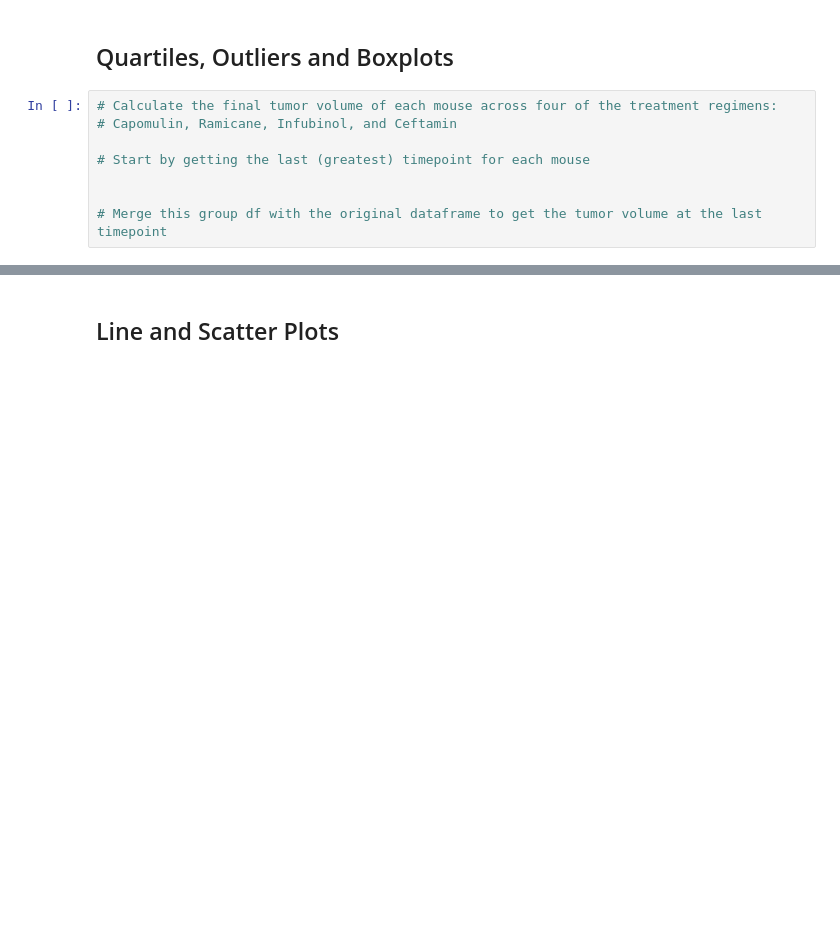
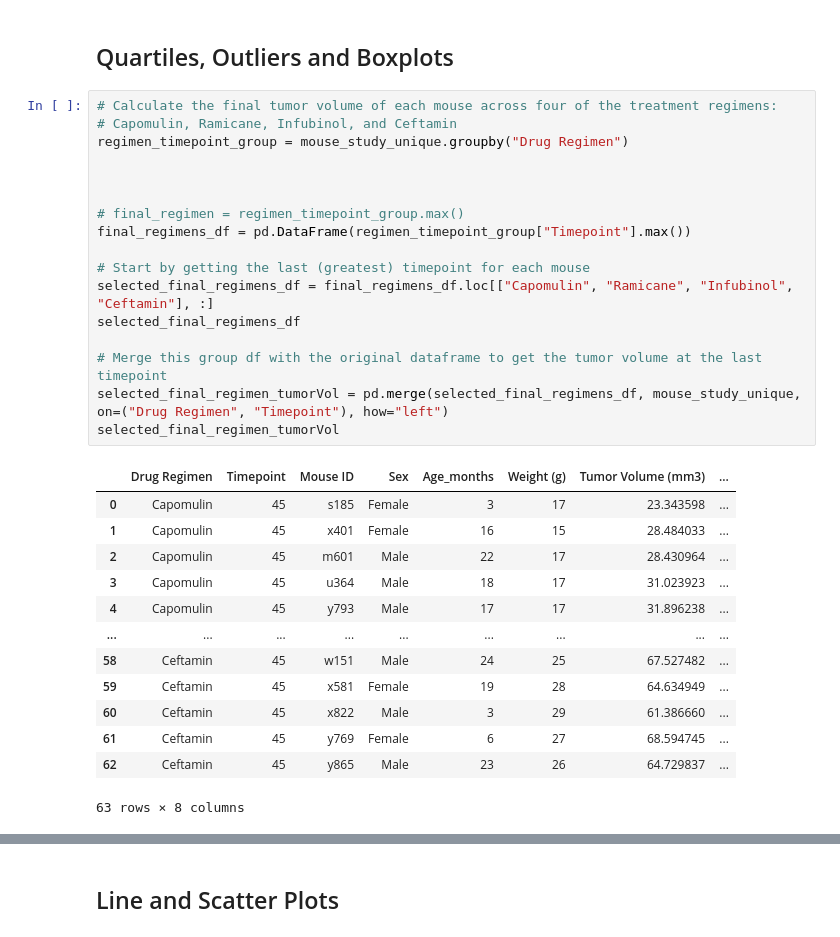
Before and after one commit to SHdimenson/Matplotlib-Challenge, a Jupyter notebook: Pymaceuticals/pymaceuticals_starter.ipynb, the cells around one changed output, grey strips where cells are left out. Cells and saved outputs as stored; diff of their text form; blank space fills up the shorter version.

```diff
--- a/Pymaceuticals/pymaceuticals_starter.ipynb
+++ b/Pymaceuticals/pymaceuticals_starter.ipynb
@@ -214,10 +214,33 @@ plt.axis("equal")
 # %%
 # Calculate the final tumor volume of each mouse across four of the treatment regimens:
 # Capomulin, Ramicane, Infubinol, and Ceftamin
+regimen_timepoint_group = mouse_study_unique.groupby("Drug Regimen")
+
+
+
+# final_regimen = regimen_timepoint_group.max()
+final_regimens_df = pd.DataFrame(regimen_timepoint_group["Timepoint"].max())
 
 # Start by getting the last (greatest) timepoint for each mouse
-
+selected_final_regimens_df = final_regimens_df.loc[["Capomulin", "Ramicane", "Infubinol", "Ceftamin"], :]
+selected_final_regimens_df
 
 # Merge this group df with the original dataframe to get the tumor volume at the last timepoint
+selected_final_regimen_tumorVol = pd.merge(selected_final_regimens_df, mouse_study_unique, on=("Drug Regimen", "Timepoint"), how="left")
+selected_final_regimen_tumorVol
+# %% [output]
+|  | Drug Regimen | Timepoint | Mouse ID | Sex | Age_months | Weight (g) | Tumor Volume (mm3) | ... |
+| 0 | Capomulin | 45 | s185 | Female | 3 | 17 | 23.343598 | ... |
+| 1 | Capomulin | 45 | x401 | Female | 16 | 15 | 28.484033 | ... |
+| 2 | Capomulin | 45 | m601 | Male | 22 | 17 | 28.430964 | ... |
+| 3 | Capomulin | 45 | u364 | Male | 18 | 17 | 31.023923 | ... |
+| 4 | Capomulin | 45 | y793 | Male | 17 | 17 | 31.896238 | ... |
+| ... | ... | ... | ... | ... | ... | ... | ... | ... |
+| 58 | Ceftamin | 45 | w151 | Male | 24 | 25 | 67.527482 | ... |
+| 59 | Ceftamin | 45 | x581 | Female | 19 | 28 | 64.634949 | ... |
+| 60 | Ceftamin | 45 | x822 | Male | 3 | 29 | 61.386660 | ... |
+| 61 | Ceftamin | 45 | y769 | Female | 6 | 27 | 68.594745 | ... |
+| 62 | Ceftamin | 45 | y865 | Male | 23 | 26 | 64.729837 | ... |
+63 rows × 8 columns
 # %%
 # Put treatments into a list for for loop (and later for plot labels)
```
Also changed, not shown: parts of 3 cells of this notebook.
